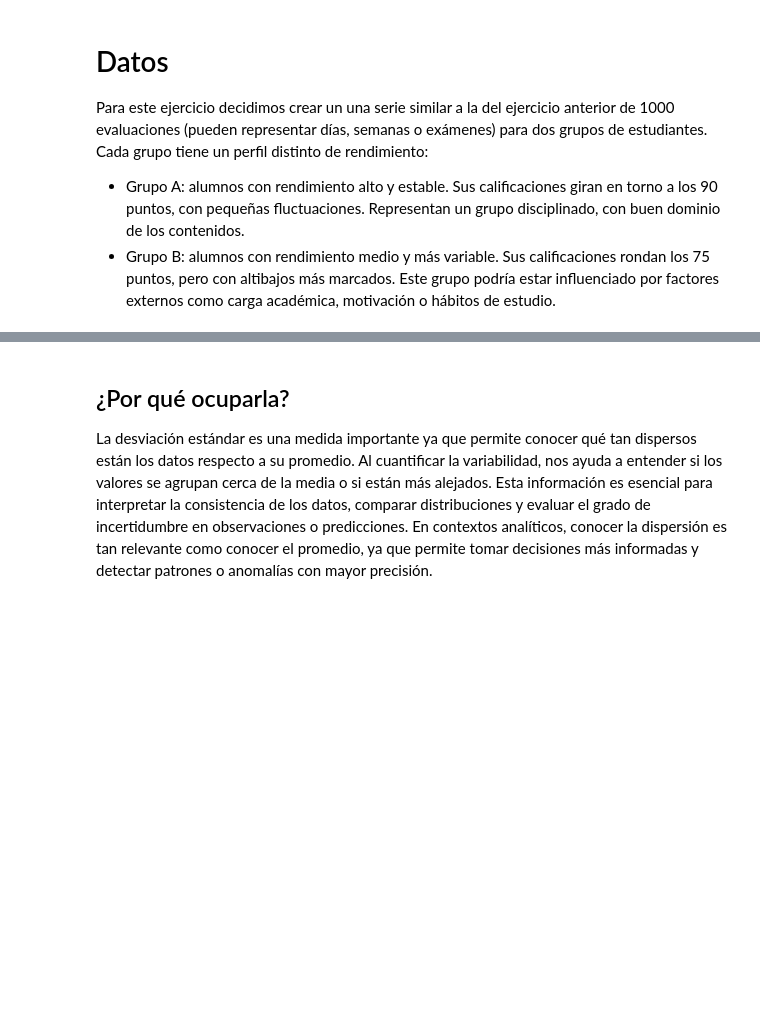
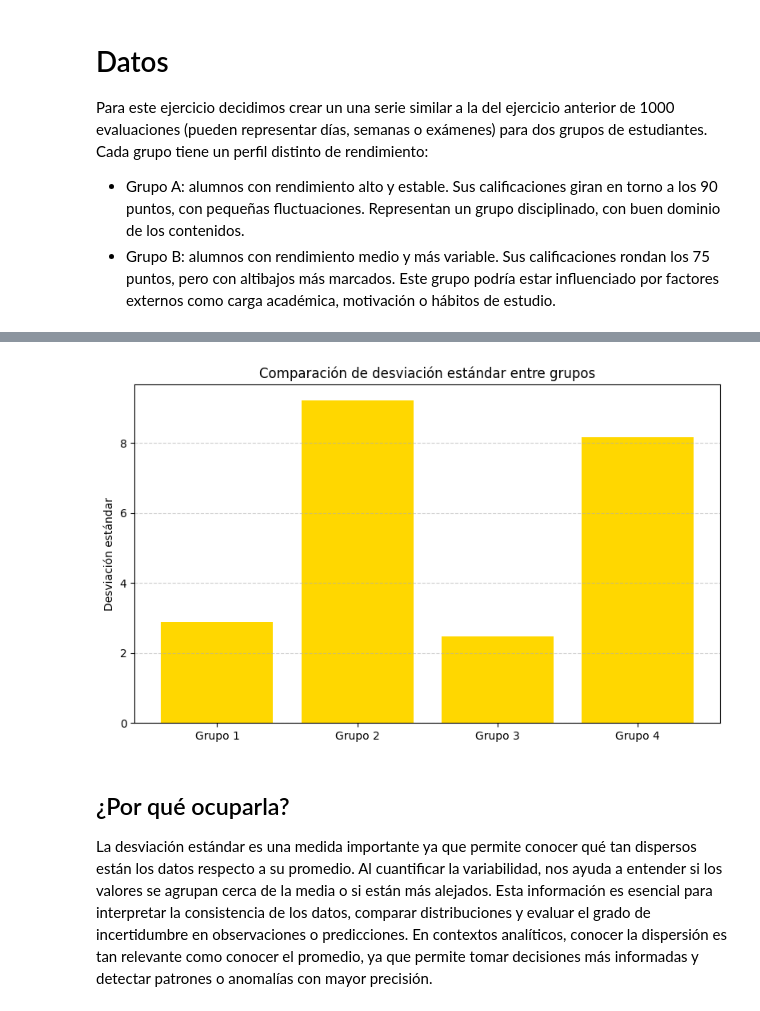
Before and after one commit to IrvinGranillo5/linear-regression, a Jupyter notebook: desviacion_estandar.ipynb, the cells around one changed output, grey strips where cells are left out. Cells and saved outputs as stored; diff of their text form; code cells hidden in the pictures; blank space fills up the shorter version.

```diff
--- a/desviacion_estandar.ipynb
+++ b/desviacion_estandar.ipynb
@@ -158,0 +262,20 @@ La desviacion estandar muestral es del grupo B es:
+# %%
+import numpy as np
+
+# Semilla para reproducibilidad
+np.random.seed(433)
+
+# Número de estudiantes por grupo
+n = 1000
+
+# Grupo 1: Alto rendimiento, estable
+grupo_1= 90 + 3 * np.sin(np.linspace(0, 4 * np.pi, n)) + np.random.normal(0, 2, n)
+
+# Grupo 2: Medio rendimiento, inestable
+grupo_2 = 75 + 10 * np.sin(np.linspace(0, 4 * np.pi, n)) + np.random.normal(0, 6, n)
+
+# Grupo 3: Bajo rendimiento, estable
+grupo_3 = 60 + 2 * np.sin(np.linspace(0, 4 * np.pi, n)) + np.random.normal(0, 2, n)
+
+# Grupo 4: Alto rendimiento, inestable
+grupo_4 = 85 + 8 * np.cos(np.linspace(0, 6 * np.pi, n)) + np.random.normal(0, 6, n)
@@ -159,3 +300,20 @@ La desviacion estandar muestral es del grupo B es:
+# %%
+import matplotlib.pyplot as plt
+# Convertir a arrays de numpy
+grupos = [np.array(grupo_1), np.array(grupo_2), np.array(grupo_3), np.array(grupo_4)]
+# Calcular desviación estándar
+stds = [np.std(grupo) for grupo in grupos]
+
+# Crear la gráfica
+plt.figure(figsize=(8, 5))
+plt.bar(['Grupo 1', 'Grupo 2', 'Grupo 3', 'Grupo 4'], stds, color='gold')
+plt.ylabel('Desviación estándar')
+plt.title('Comparación de desviación estándar entre grupos')
+plt.grid(axis='y', linestyle='--', alpha=0.6)
+plt.tight_layout()
+plt.show()
+# %% [output]
+[figure, added]
 # %% [markdown]
 ##  ¿Por qué ocuparla?
 
```
Also changed, not shown: parts of 18 cells of this notebook.
